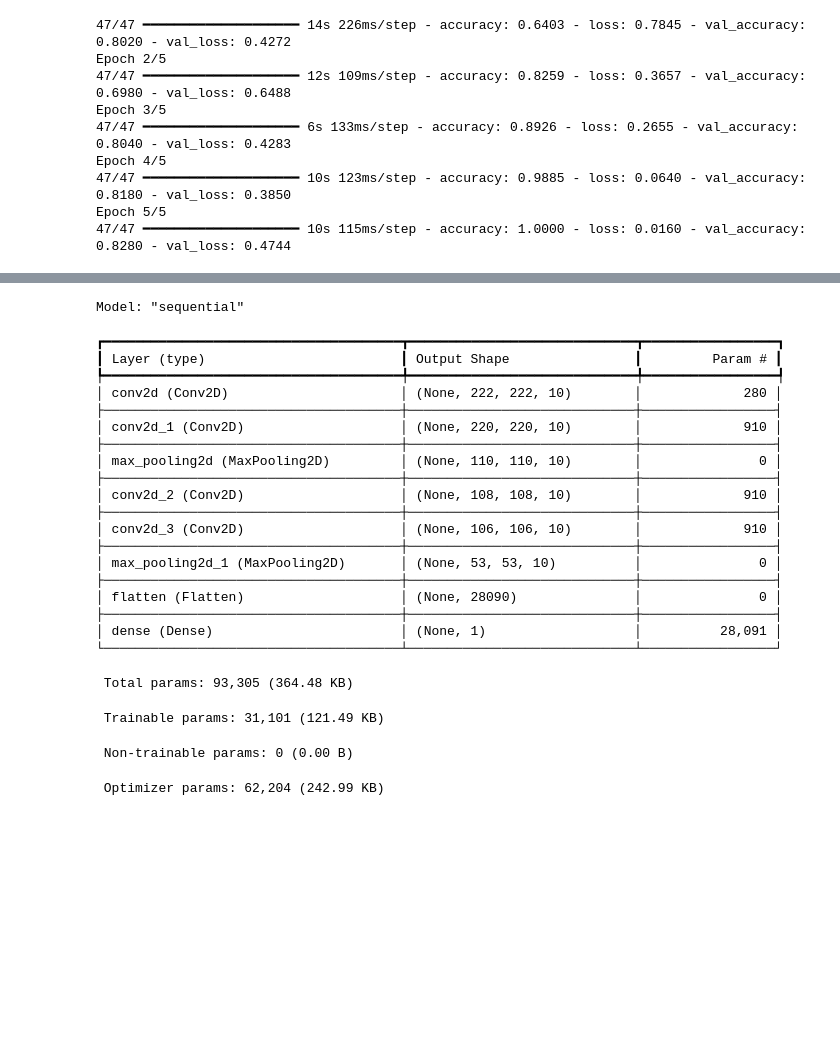
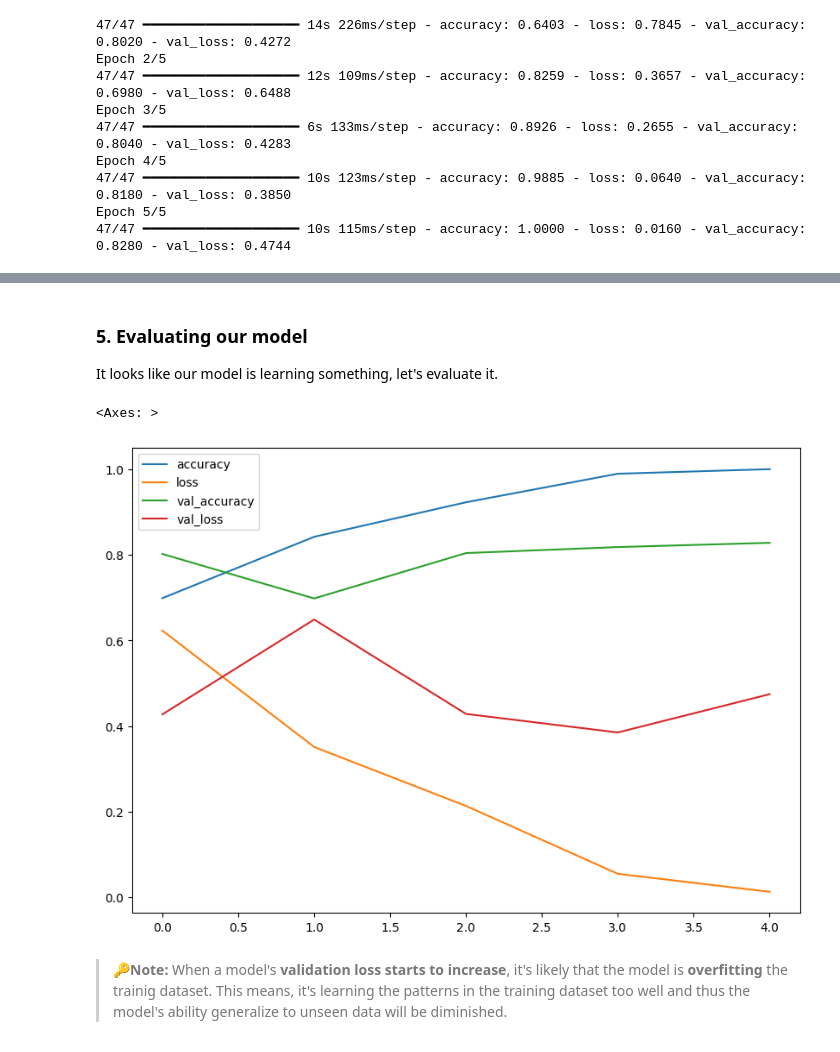
Before and after one commit to mehmetzorlu/tensowflow_bootcamp, a Jupyter notebook: 03_introduction_to_computer_vision_wtih_tensorflow.ipynb, the cells around one changed output, grey strips where cells are left out. Cells and saved outputs as stored; diff of their text form; code cells hidden in the pictures; blank space fills up the shorter version.

Commit message:
Evaluating our CNN's training curves part 7 (121)

```diff
--- a/03_introduction_to_computer_vision_wtih_tensorflow.ipynb
+++ b/03_introduction_to_computer_vision_wtih_tensorflow.ipynb
@@ -637,27 +632,13 @@ model_1.evaluate(test_data)
-# %%
-model_1.summary()
-# %% [output]
-Model: "sequential"
-┏━━━━━━━━━━━━━━━━━━━━━━━━━━━━━━━━━━━━━━┳━━━━━━━━━━━━━━━━━━━━━━━━━━━━━┳━━━━━━━━━━━━━━━━━┓
-┃ Layer (type)                         ┃ Output Shape                ┃         Param # ┃
-┡━━━━━━━━━━━━━━━━━━━━━━━━━━━━━━━━━━━━━━╇━━━━━━━━━━━━━━━━━━━━━━━━━━━━━╇━━━━━━━━━━━━━━━━━┩
-│ conv2d (Conv2D)                      │ (None, 222, 222, 10)        │             280 │
-├──────────────────────────────────────┼─────────────────────────────┼─────────────────┤
-│ conv2d_1 (Conv2D)                    │ (None, 220, 220, 10)        │             910 │
-├──────────────────────────────────────┼─────────────────────────────┼─────────────────┤
-│ max_pooling2d (MaxPooling2D)         │ (None, 110, 110, 10)        │               0 │
-├──────────────────────────────────────┼─────────────────────────────┼─────────────────┤
-│ conv2d_2 (Conv2D)                    │ (None, 108, 108, 10)        │             910 │
-├──────────────────────────────────────┼─────────────────────────────┼─────────────────┤
-│ conv2d_3 (Conv2D)                    │ (None, 106, 106, 10)        │             910 │
-├──────────────────────────────────────┼─────────────────────────────┼─────────────────┤
-│ max_pooling2d_1 (MaxPooling2D)       │ (None, 53, 53, 10)          │               0 │
-├──────────────────────────────────────┼─────────────────────────────┼─────────────────┤
-│ flatten (Flatten)                    │ (None, 28090)               │               0 │
-├──────────────────────────────────────┼─────────────────────────────┼─────────────────┤
-│ dense (Dense)                        │ (None, 1)                   │          28,091 │
-└──────────────────────────────────────┴─────────────────────────────┴─────────────────┘
- Total params: 93,305 (364.48 KB)
- Trainable params: 31,101 (121.49 KB)
- Non-trainable params: 0 (0.00 B)
- Optimizer params: 62,204 (242.99 KB)
+# %% [markdown]
+### 5. Evaluating our model
+
+It looks like our model is learning something, let's  evaluate it.
+# %%
+# Let's plot the training curves
+import pandas as pd
+pd.DataFrame(history.history).plot(figsize=(10,7))
+# %% [output]
+<Axes: >
+[figure, added]
+# %% [markdown]
+> 🔑**Note:** When a model's **validation loss starts to increase**, it's likely that the model is **overfitting** the trainig dataset. This means, it's learning the patterns in the training dataset too well and thus the model's ability generalize to unseen data will be diminished.
```
Also changed, not shown: parts of 3 cells of this notebook.
